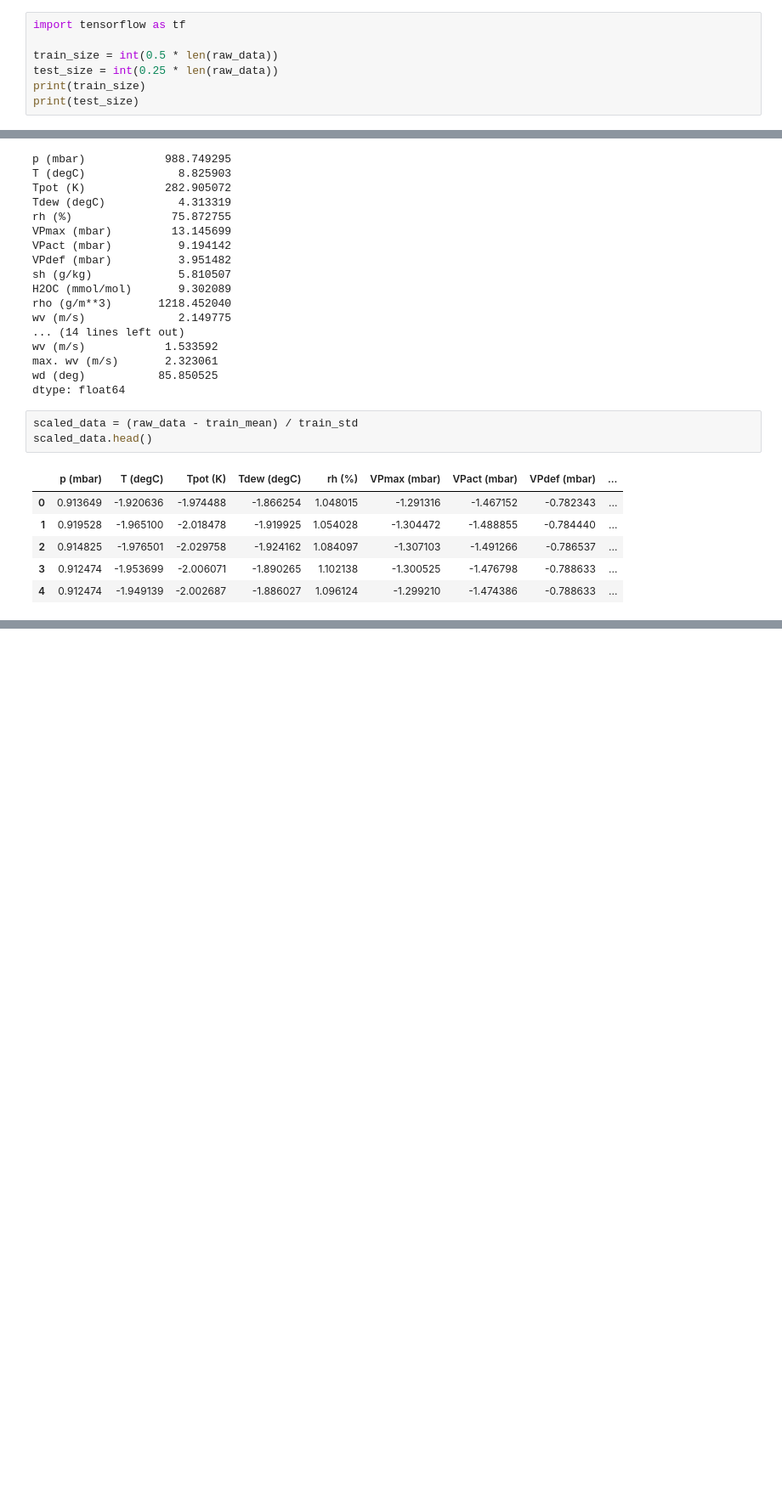
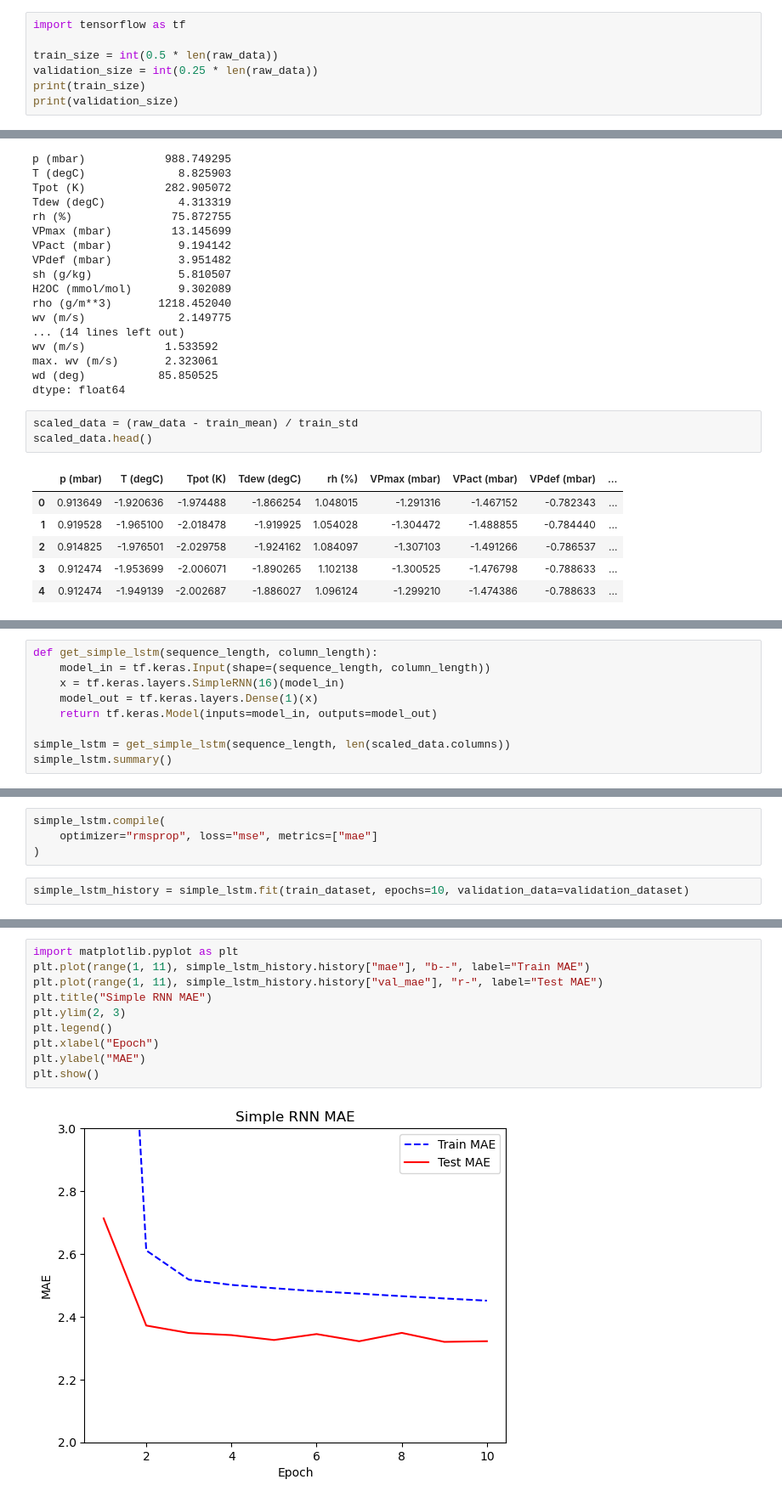
Before and after one commit to MinhyukWoo/keras_lecture, a Jupyter notebook: deep_learning_with_python/climate/simple.ipynb, the cells around one changed output, grey strips where cells are left out. Shown at 85% size. Cells and saved outputs as stored; diff of their text form; blank space fills up the shorter version.

Commit message:
Add rnn simple

```diff
--- a/deep_learning_with_python/climate/simple.ipynb
+++ b/deep_learning_with_python/climate/simple.ipynb
@@ -67,9 +68,9 @@ plt.show()
 import tensorflow as tf
 
 train_size = int(0.5 * len(raw_data))
-test_size = int(0.25 * len(raw_data))
+validation_size = int(0.25 * len(raw_data))
 print(train_size)
-print(test_size)
+print(validation_size)
 # %% [output]
 210225
 105112
@@ -132,0 +185,9 @@ def evaluate_naive_method(dataset):
+# %%
+def get_simple_lstm(sequence_length, column_length):
+    model_in = tf.keras.Input(shape=(sequence_length, column_length))
+    x = tf.keras.layers.SimpleRNN(16)(model_in)
+    model_out = tf.keras.layers.Dense(1)(x)
+    return tf.keras.Model(inputs=model_in, outputs=model_out)
+
+simple_lstm = get_simple_lstm(sequence_length, len(scaled_data.columns))
+simple_lstm.summary()
@@ -132,0 +210,6 @@ def evaluate_naive_method(dataset):
+# %%
+simple_lstm.compile(
+    optimizer="rmsprop", loss="mse", metrics=["mae"]
+)
+# %%
+simple_lstm_history = simple_lstm.fit(train_dataset, epochs=10, validation_data=validation_dataset)
@@ -132,0 +237,12 @@ def evaluate_naive_method(dataset):
+# %%
+import matplotlib.pyplot as plt
+plt.plot(range(1, 11), simple_lstm_history.history["mae"], "b--", label="Train MAE")
+plt.plot(range(1, 11), simple_lstm_history.history["val_mae"], "r-", label="Test MAE")
+plt.title("Simple RNN MAE")
+plt.ylim(2, 3)
+plt.legend()
+plt.xlabel("Epoch")
+plt.ylabel("MAE")
+plt.show()
+# %% [output]
+[figure, added]
```
Also changed, not shown: parts of 7 cells of this notebook.
